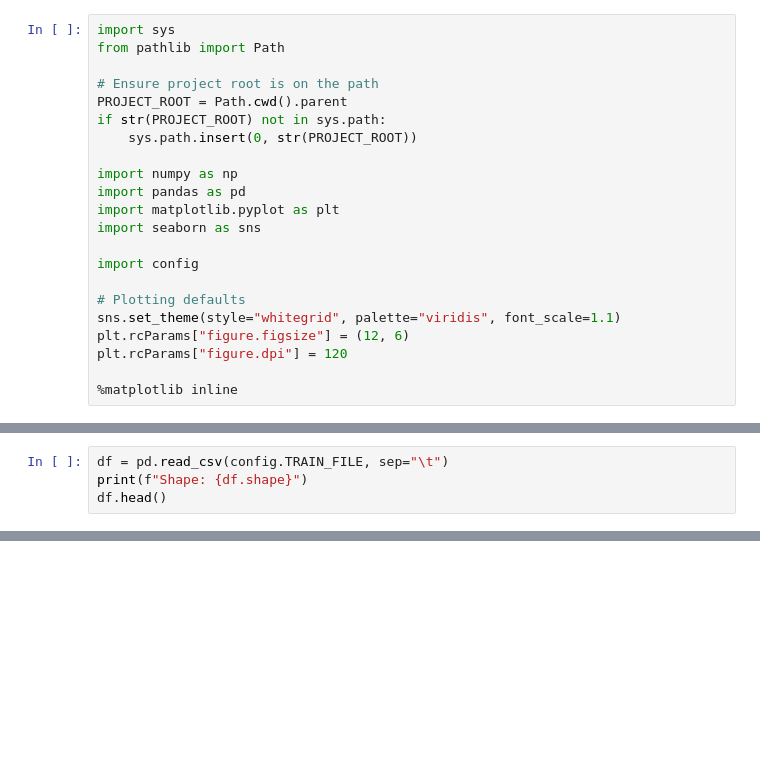
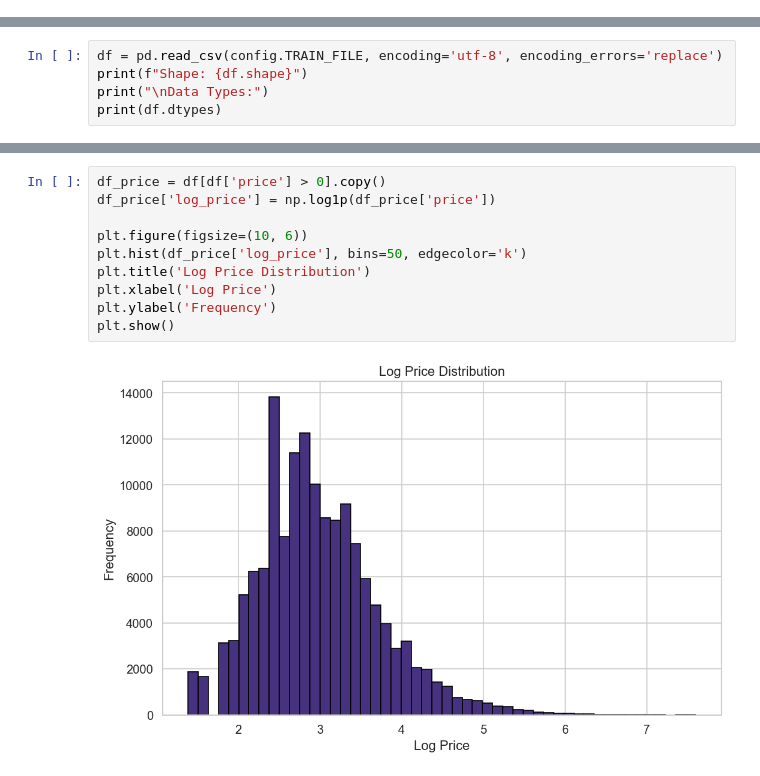
Before and after one commit to heymegzz/dynamic-pricing-engine, a Jupyter notebook: notebooks/01_eda.ipynb, the cells around one changed output, grey strips where cells are left out. Saved outputs shown, nothing was run; the diff lists cells and outputs as text; blank space fills up the shorter version.

```diff
--- a/notebooks/01_eda.ipynb
+++ b/notebooks/01_eda.ipynb
@@ -8,22 +0,0 @@
-# %%
-import sys
-from pathlib import Path
-
-# Ensure project root is on the path
-PROJECT_ROOT = Path.cwd().parent
-if str(PROJECT_ROOT) not in sys.path:
-    sys.path.insert(0, str(PROJECT_ROOT))
-
-import numpy as np
-import pandas as pd
-import matplotlib.pyplot as plt
-import seaborn as sns
-
-import config
-
-# Plotting defaults
-sns.set_theme(style="whitegrid", palette="viridis", font_scale=1.1)
-plt.rcParams["figure.figsize"] = (12, 6)
-plt.rcParams["figure.dpi"] = 120
-
-%matplotlib inline
@@ -32,4 +17,5 @@ plt.rcParams["figure.dpi"] = 120
 # %%
-df = pd.read_csv(config.TRAIN_FILE, sep="\t")
+df = pd.read_csv(config.TRAIN_FILE, encoding='utf-8', encoding_errors='replace')
 print(f"Shape: {df.shape}")
-df.head()
+print("\nData Types:")
+print(df.dtypes)
@@ -35,0 +35,12 @@ df.head()
+# %%
+df_price = df[df['price'] > 0].copy()
+df_price['log_price'] = np.log1p(df_price['price'])
+
+plt.figure(figsize=(10, 6))
+plt.hist(df_price['log_price'], bins=50, edgecolor='k')
+plt.title('Log Price Distribution')
+plt.xlabel('Log Price')
+plt.ylabel('Frequency')
+plt.show()
+# %% [output]
+[figure, added]
```
Also changed, not shown: parts of 25 cells of this notebook, 3 other files.
